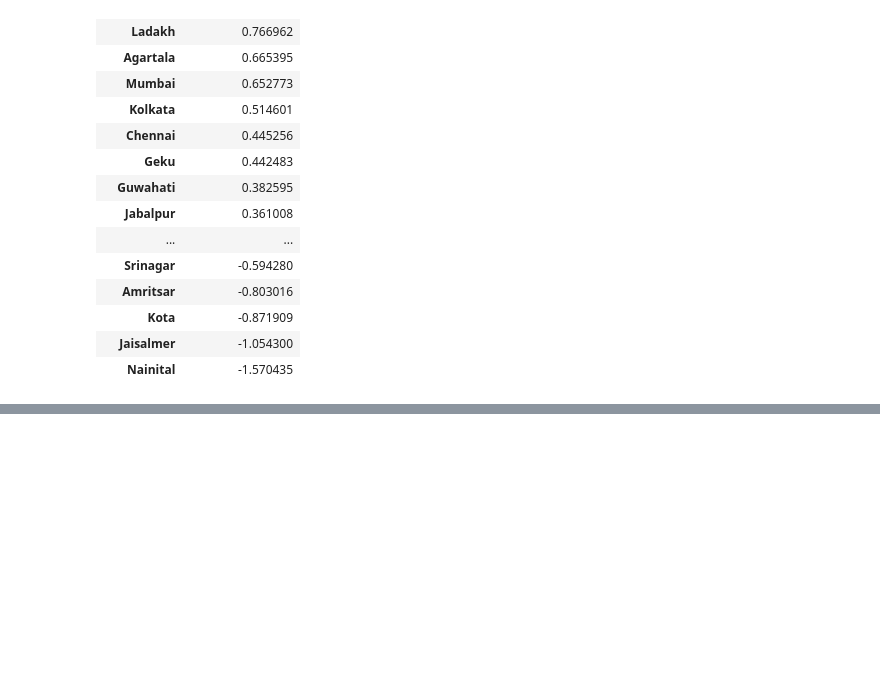
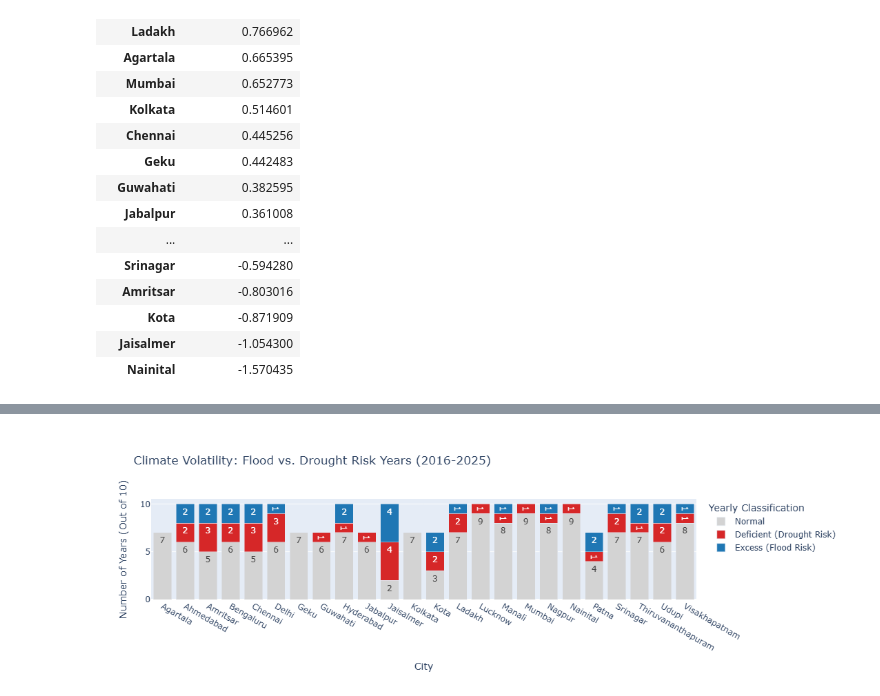
Before and after one commit to Harkeerat9406/Weather_Data_Analysis, a Jupyter notebook: Weather_Analysis.ipynb, the cells around one changed output, grey strips where cells are left out. Saved outputs shown, nothing was run; the diff lists cells and outputs as text; code cells hidden in the pictures; blank space fills up the shorter version.

```diff
--- a/Weather_Analysis.ipynb
+++ b/Weather_Analysis.ipynb
@@ -769,0 +822,30 @@ yearly_temp
+# %%
+# 1. Count how many times each status occurred for each city over the 10 years
+status_counts = rainfall_comparison.groupby(['Cities', 'Rainfall_Status']).size().reset_index(name='Number_of_Years')
+
+# 2. Create a Stacked Bar Chart
+fig = px.bar(
+    status_counts,
+    x='Cities',
+    y='Number_of_Years',
+    color='Rainfall_Status',
+    title='Climate Volatility: Flood vs. Drought Risk Years (2016-2025)',
+    color_discrete_map={
+        'Excess (Flood Risk)': '#1f77b4',       # Dark Blue
+        'Normal': '#d3d3d3',                    # Light Gray
+        'Deficient (Drought Risk)': '#d62728'   # Red
+    },
+    text_auto=True
+)
+
+# 3. Clean up the layout
+fig.update_layout(
+    xaxis_title="City",
+    yaxis_title="Number of Years (Out of 10)",
+    barmode='stack', # Stacks the bars on top of each other
+    legend_title_text='Yearly Classification'
+)
+
+fig.show()
+# %% [output]
+[figure, added]
```
Also changed, not shown: parts of 62 cells of this notebook, 19 other files.
